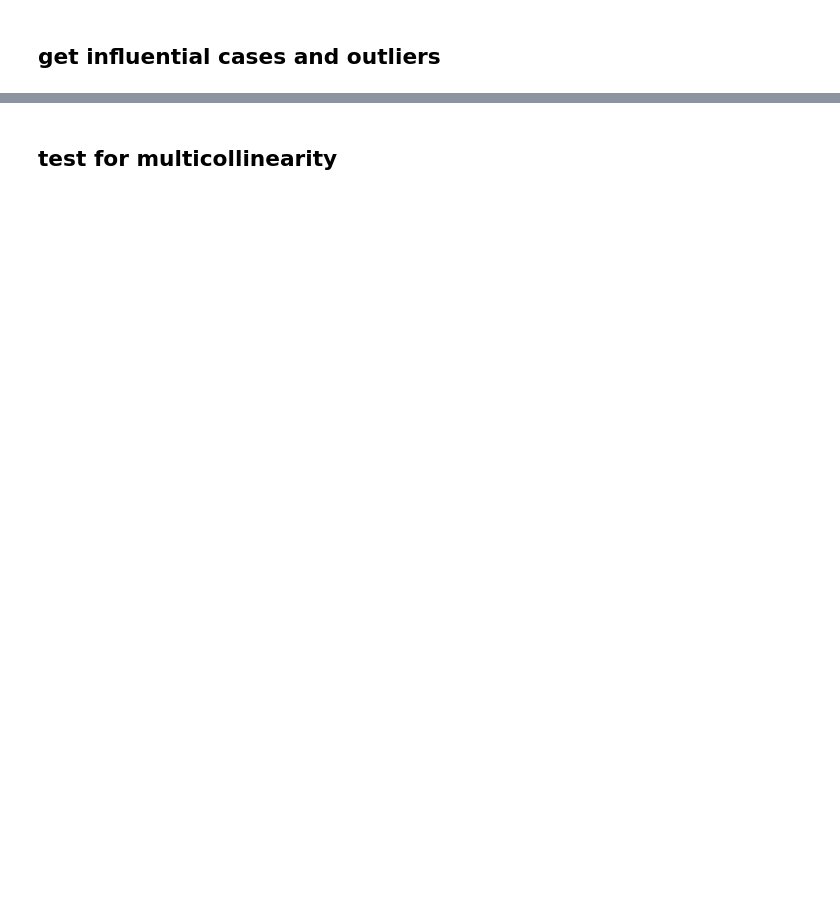
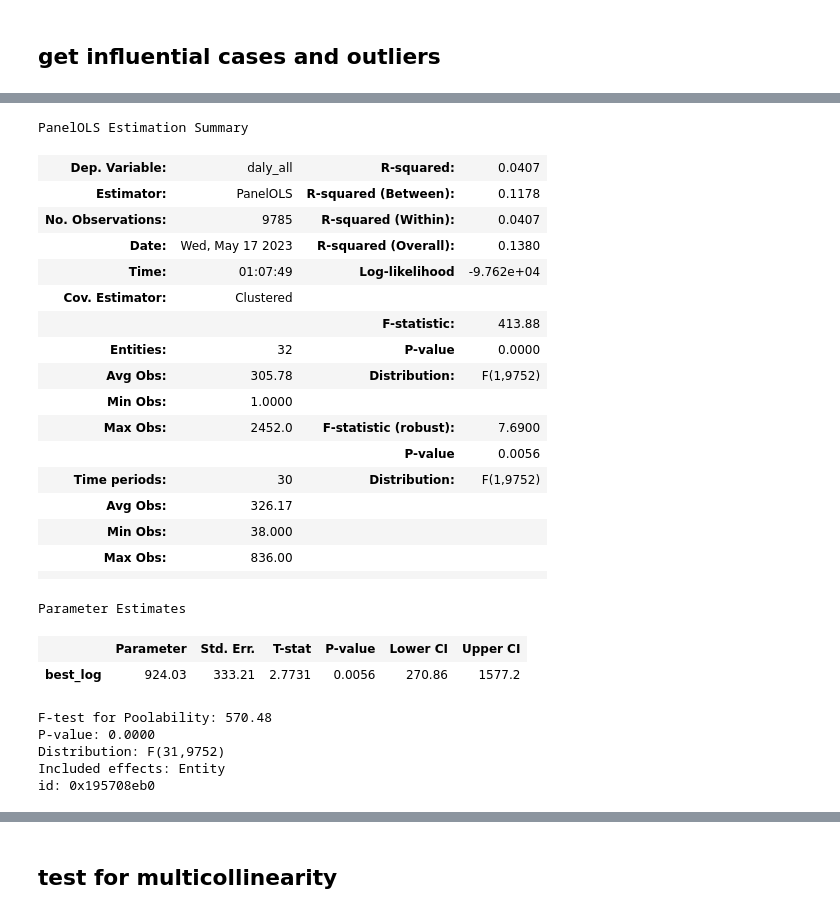
Before and after one commit to NatStrom/Thesis, a Jupyter notebook: Analysis.ipynb, the cells around one changed output, grey strips where cells are left out. Saved outputs shown, nothing was run; the diff lists cells and outputs as text; code cells hidden in the pictures; blank space fills up the shorter version.

```diff
--- a/Analysis.ipynb
+++ b/Analysis.ipynb
@@ -1404,0 +1415,32 @@ AttributeError: 'PanelEffectsResults' object has no attribute 'resid'
+# %%
+
+# Convert the 'Entity' and 'Time' columns to categorical variables
+#data_analysis['Entity'] = pd.Categorical(data_analysis['iso'])
+
+
+# Estimate the fixed effects model using PanelOLS
+y= data1['daly_all']
+x= data1[['best_log']]
+mod = PanelOLS(y,x, entity_effects=True,time_effects=False)
+results = mod.fit(cov_type='clustered', cluster_entity=True)
+# Calculate the residuals manually
+y = data_analysis['daly_all']
+X = data_analysis[['best_log']]
+residuals = y - X @ results.params
+
+# Calculate the standardized residuals
+mean_residuals = residuals.mean()
+std_residuals = residuals.std()
+std_residuals = (residuals - mean_residuals) / std_residuals
+
+# Identify influential observations based on standardized residuals
+influential_obs = std_residuals.abs() > 2
+
+# Print influential observations
+if influential_obs.any():
+    print("Influential observations:")
+    for i, obs in enumerate(influential_obs):
+        if obs:
+            print(f"Observation {i + 1}")
+else:
+    print("No influential observations found.")
@@ -1404,0 +1465,29 @@ AttributeError: 'PanelEffectsResults' object has no attribute 'resid'
+# %%
+results
+# %% [output]
+PanelOLS Estimation Summary
+| Dep. Variable: | daly_all | R-squared: | 0.0407 |
+| Estimator: | PanelOLS | R-squared (Between): | 0.1178 |
+| No. Observations: | 9785 | R-squared (Within): | 0.0407 |
+| Date: | Wed, May 17 2023 | R-squared (Overall): | 0.1380 |
+| Time: | 01:07:49 | Log-likelihood | -9.762e+04 |
+| Cov. Estimator: | Clustered |  |  |
+|  |  | F-statistic: | 413.88 |
+| Entities: | 32 | P-value | 0.0000 |
+| Avg Obs: | 305.78 | Distribution: | F(1,9752) |
+| Min Obs: | 1.0000 |  |  |
+| Max Obs: | 2452.0 | F-statistic (robust): | 7.6900 |
+|  |  | P-value | 0.0056 |
+| Time periods: | 30 | Distribution: | F(1,9752) |
+| Avg Obs: | 326.17 |  |  |
+| Min Obs: | 38.000 |  |  |
+| Max Obs: | 836.00 |  |  |
+|  |  |  |  |
+Parameter Estimates
+|  | Parameter | Std. Err. | T-stat | P-value | Lower CI | Upper CI |
+| best_log | 924.03 | 333.21 | 2.7731 | 0.0056 | 270.86 | 1577.2 |
+F-test for Poolability: 570.48
+P-value: 0.0000
+Distribution: F(31,9752)
+Included effects: Entity
+id: 0x195708eb0
```
Also changed, not shown: parts of 44 cells of this notebook, 1 other file.
